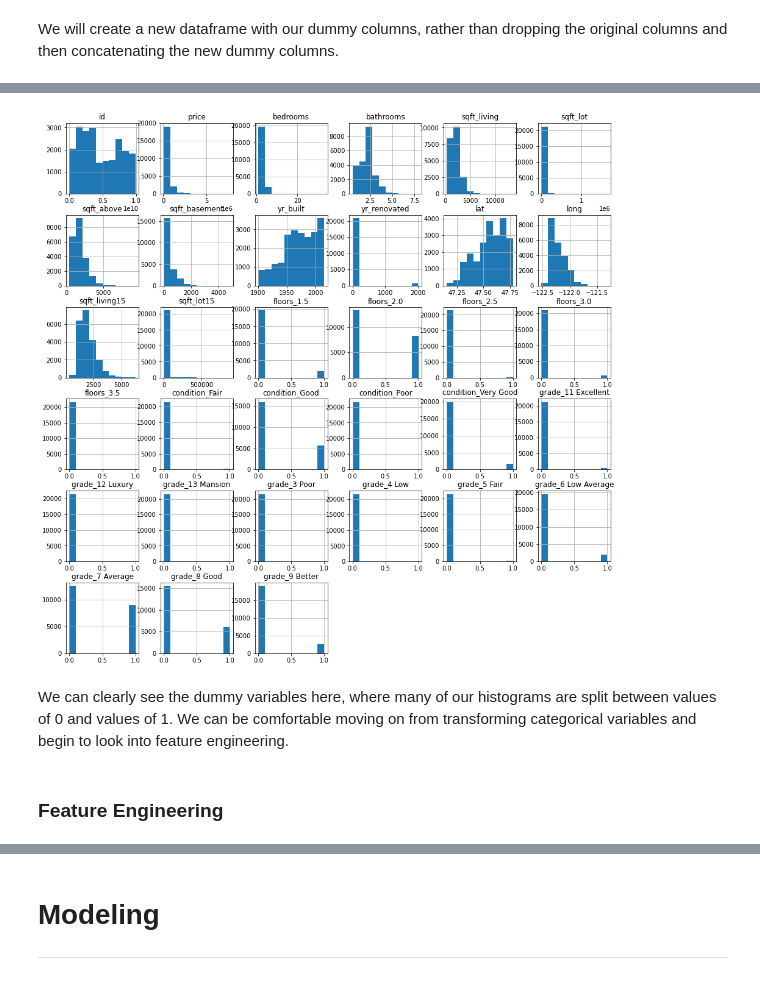
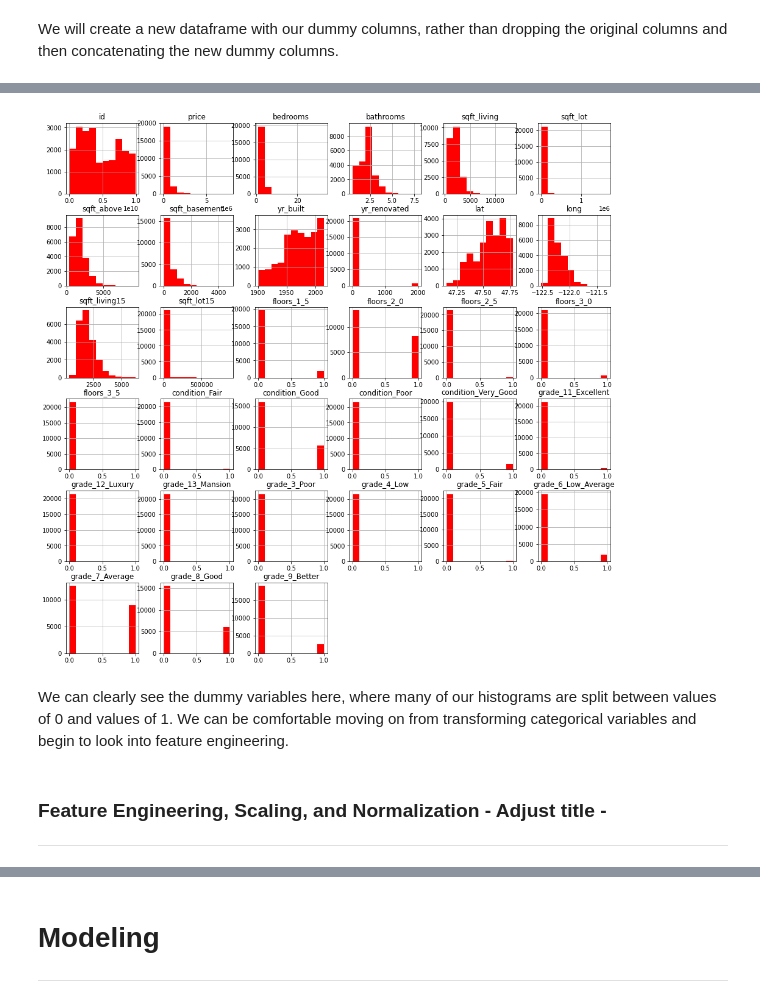
Before and after one commit to kernerh/King-County-Home-Renovations, a Jupyter notebook: student.ipynb, the cells around one changed output, grey strips where cells are left out. Drawn from its saved outputs; the diff is of its cells as text; code cells hidden in the pictures.

```diff
--- a/student.ipynb
+++ b/student.ipynb
@@ -218,7 +218,7 @@ This is what we saw before. Looking closer, we know that in answering our questi
 # Use .drop() to drop renovation and view columns
 # Use axis = 1 to specify that we are dropping columns
 
-df = df.drop(['waterfront', 'view'], axis=1)
+df = df.drop(['waterfront', 'view', 'date'], axis=1)
 # %%
 # Check that this worked
 
@@ -558,0 +574,8 @@ df_dum.head()
+# %%
+# Remove space from column names and replace with _
+
+df_dum.columns = [col.replace(' ', '_') for col in df_dum.columns]
+# %%
+# Remove . from column names and replace with _
+
+df_dum.columns = [col.replace('.', '_') for col in df_dum.columns]
@@ -559,10 +594,11 @@ df_dum.head()
 # %%
 # Look at overview of histograms
 
-df_dum.hist(figsize=(16,16));
+df_dum.hist(figsize=(16,16), color='r');
 # %% [output]
-[figure, old version]
+[figure, new version]
 # %% [markdown]
 We can clearly see the dummy variables here, where many of our histograms are split between values of 0 and values of 1. We can be comfortable moving on from transforming categorical variables and begin to look into feature engineering.
 # %% [markdown]
-### Feature Engineering
+### Feature Engineering, Scaling, and Normalization - Adjust title -
+***
```
Also changed, not shown: parts of 161 cells of this notebook.
